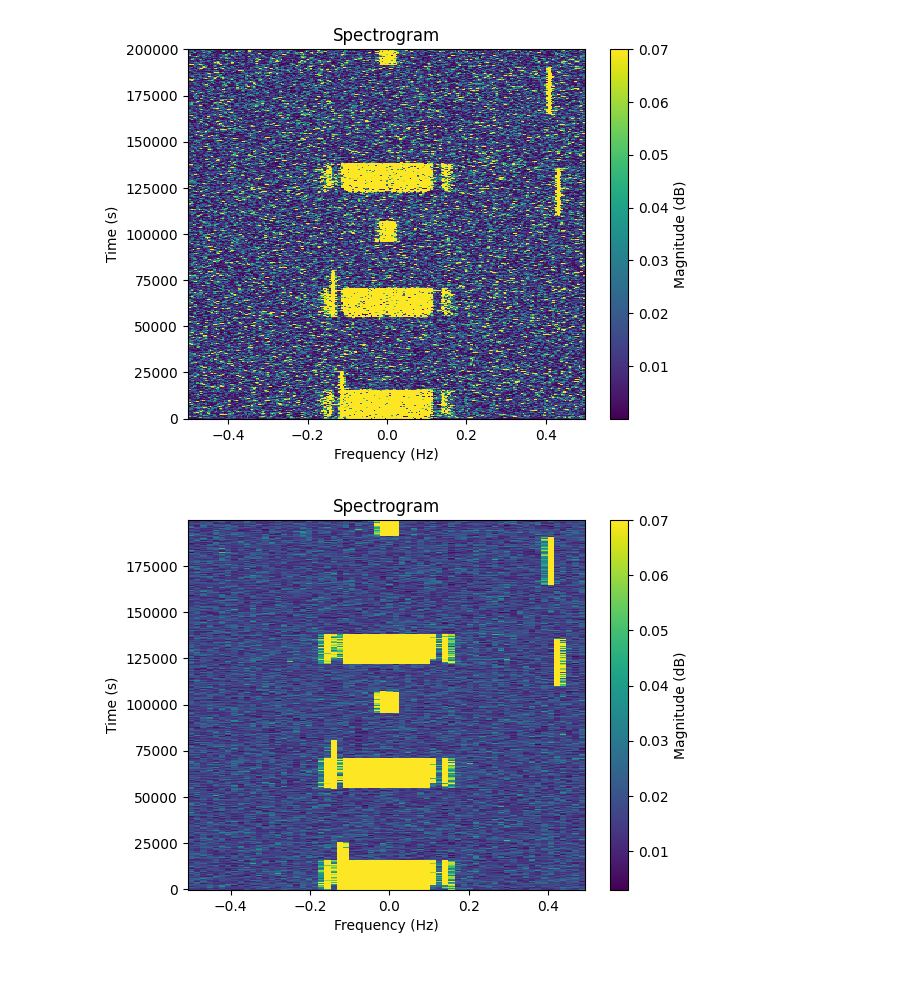
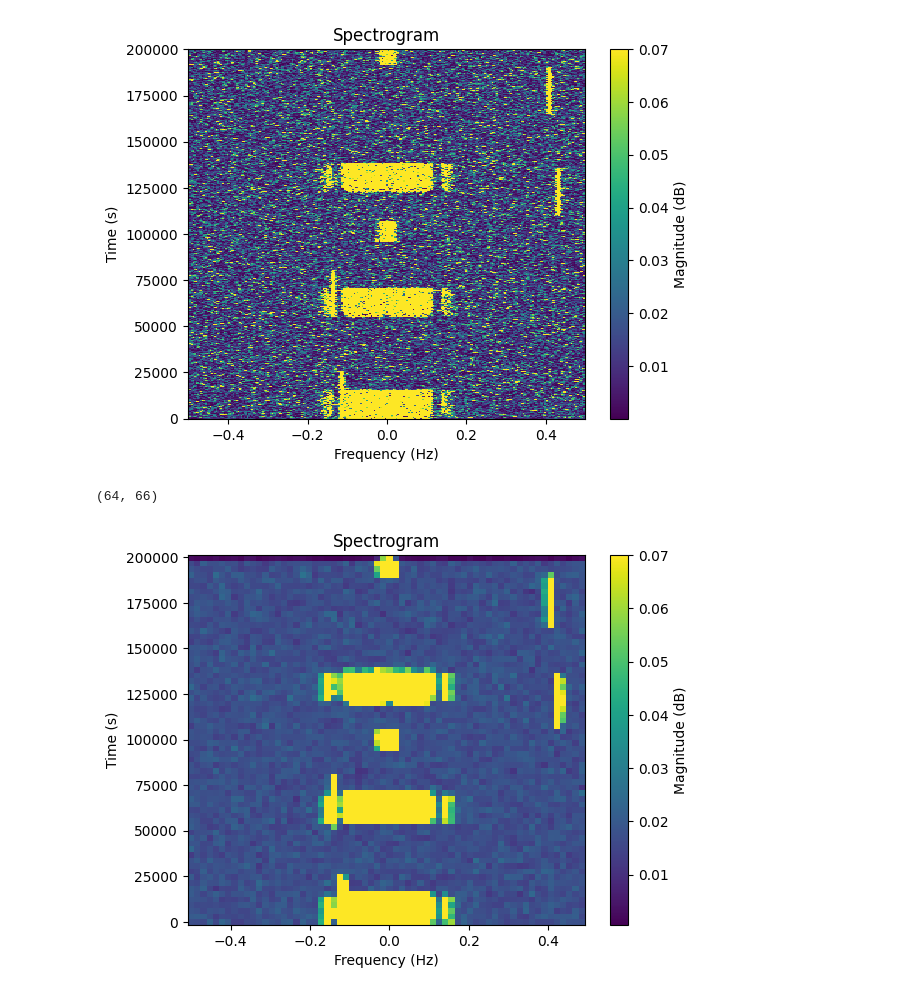
Before and after one commit to sds100/TinyMLSpectrumSensing, a Jupyter notebook: spectrum-painting.ipynb, the cells around one changed output. Saved outputs shown, nothing was run; the diff lists cells and outputs as text; code cells hidden in the pictures.

Commit message:
downsample to a target resolution

```diff
--- a/spectrum-painting.ipynb
+++ b/spectrum-painting.ipynb
@@ -65,14 +65,20 @@ plt.show()
 (256, 1564)
 [figure]
 # %%
-factor = 4
-downsampled = downscale_local_mean(Sxx_abs, (factor, factor))
+# This the target resolution for one side of the image in number of pixels
+target_resolution = 64
+time_factor = len(t) // target_resolution
+freq_factor = len(f) // target_resolution
+downsampled = downscale_local_mean(Sxx_abs, (freq_factor, time_factor))
 
-plt.pcolormesh(f[::factor], t[::factor], np.clip(downsampled, 0, 0.07).T, shading="nearest")
+print(downsampled.shape)
+
+plt.pcolormesh(f[::freq_factor], t[::time_factor], np.clip(downsampled, 0, 0.07).T, shading="nearest")
 plt.xlabel('Frequency (Hz)')
 plt.ylabel('Time (s)')
 plt.title('Spectrogram')
 plt.colorbar(label='Magnitude (dB)')
 plt.show()
 # %% [output]
+(64, 66)
-[figure, old version]
+[figure, new version]
```
